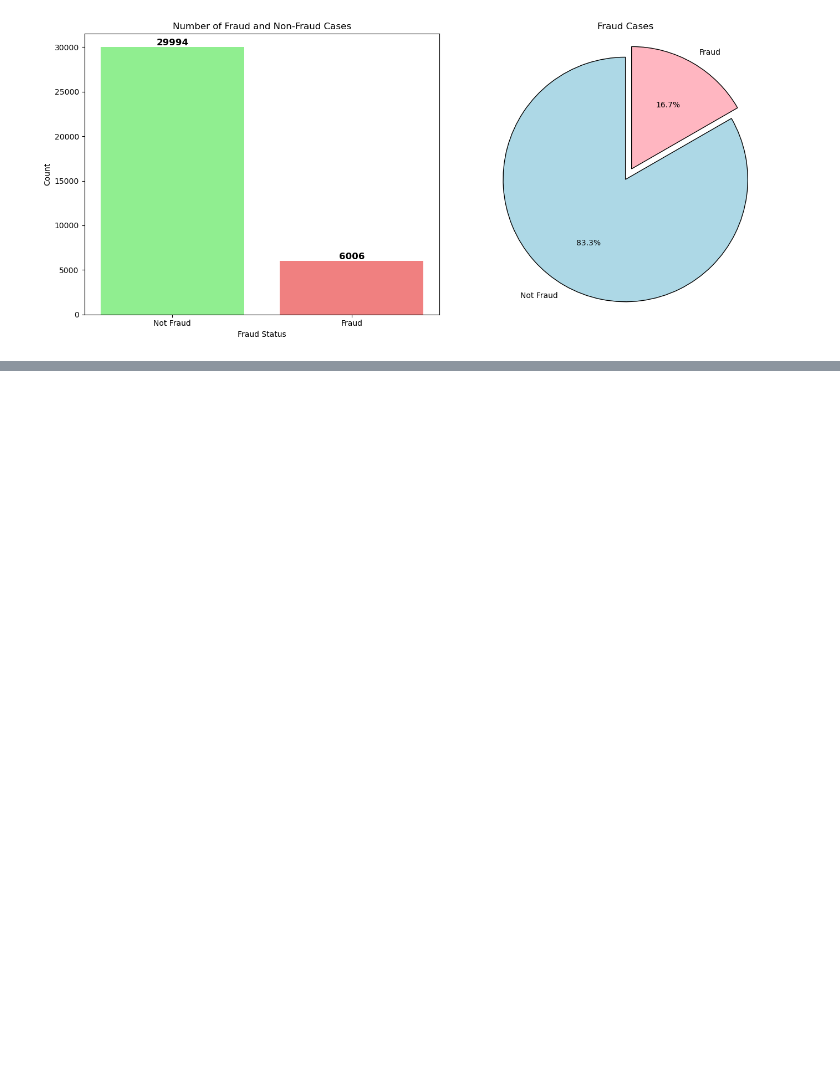
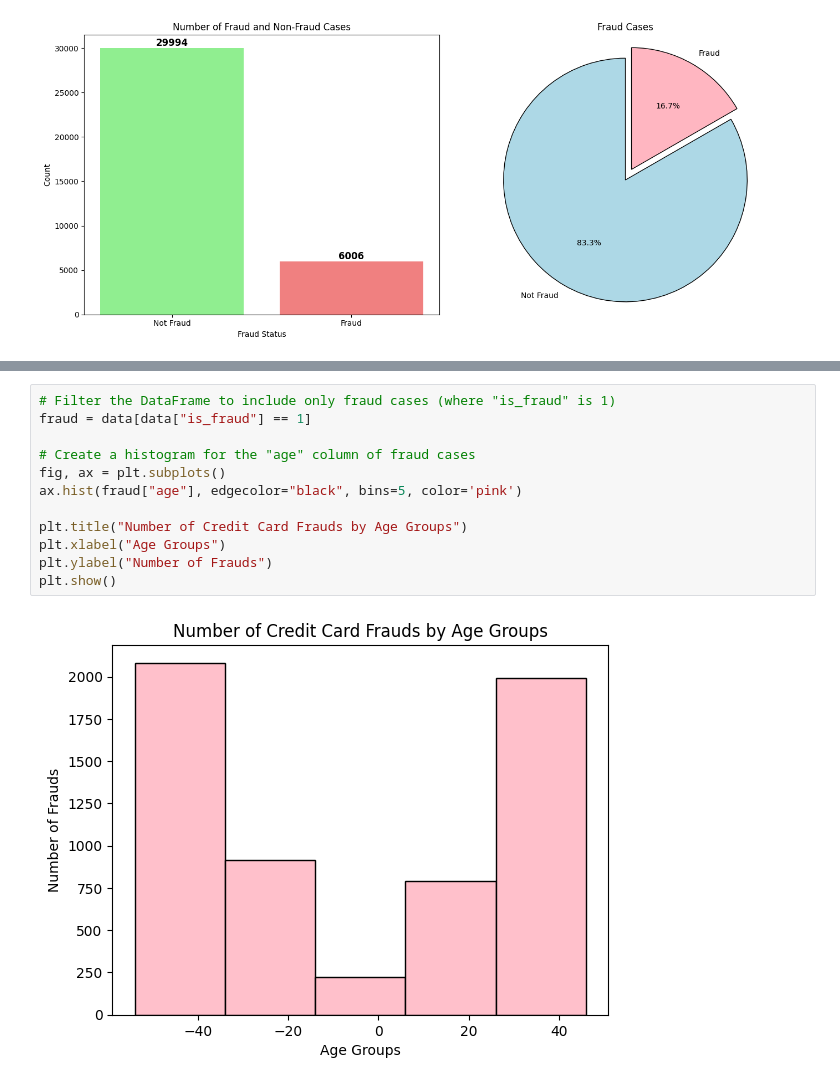
Before and after one commit to BeheraSas/Project--Payment-Risk-Shield, a Jupyter notebook: PRS.ipynb, the cells around one changed output, grey strips where cells are left out. Saved outputs shown, nothing was run; the diff lists cells and outputs as text; blank space fills up the shorter version.

```diff
--- a/PRS.ipynb
+++ b/PRS.ipynb
@@ -351,0 +572,14 @@ plt.show()
+# %%
+# Filter the DataFrame to include only fraud cases (where "is_fraud" is 1)
+fraud = data[data["is_fraud"] == 1]
+
+# Create a histogram for the "age" column of fraud cases
+fig, ax = plt.subplots()
+ax.hist(fraud["age"], edgecolor="black", bins=5, color='pink')
+
+plt.title("Number of Credit Card Frauds by Age Groups")
+plt.xlabel("Age Groups")
+plt.ylabel("Number of Frauds")
+plt.show()
+# %% [output]
+[figure, added]
```
Also changed, not shown: parts of 21 cells of this notebook.
